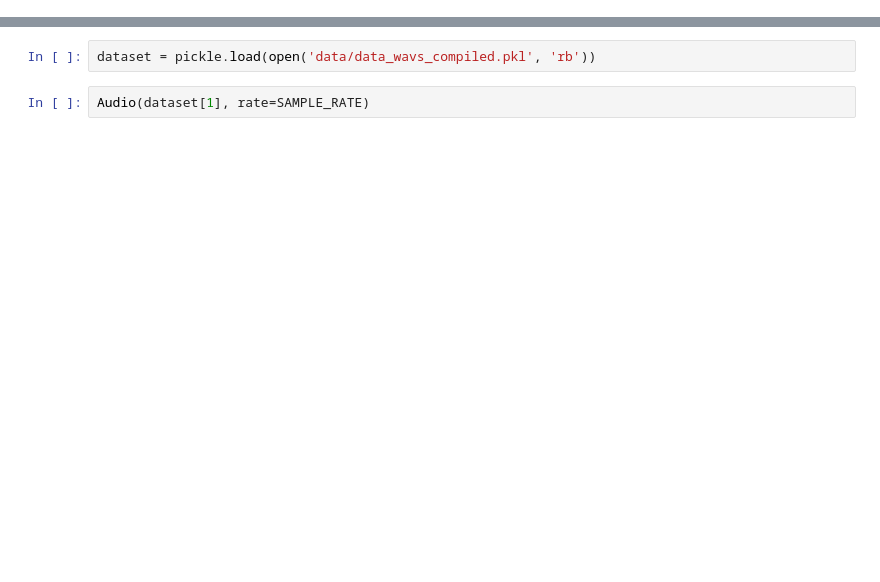
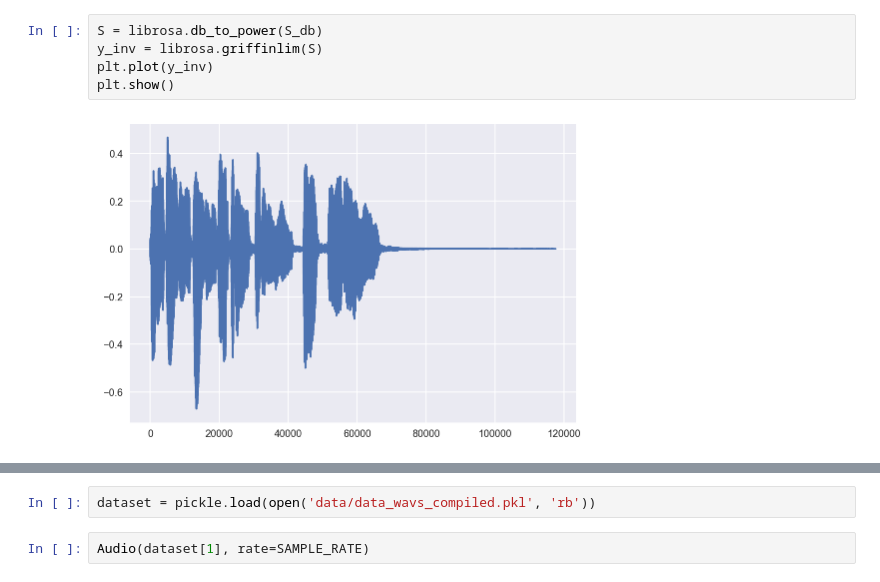
Before and after one commit to YaroslavRy/VoiceVAE, a Jupyter notebook: Analysis.ipynb, the cells around one changed output, grey strips where cells are left out. Drawn from its saved outputs; the diff is of its cells as text; blank space fills up the shorter version.

```diff
--- a/Analysis.ipynb
+++ b/Analysis.ipynb
@@ -14,0 +46,7 @@ set_matplotlib_formats('retina')
+# %%
+S = librosa.db_to_power(S_db)
+y_inv = librosa.griffinlim(S)
+plt.plot(y_inv)
+plt.show()
+# %% [output]
+[figure, added]
```
Also changed, not shown: parts of 33 cells of this notebook, 3 other files.
